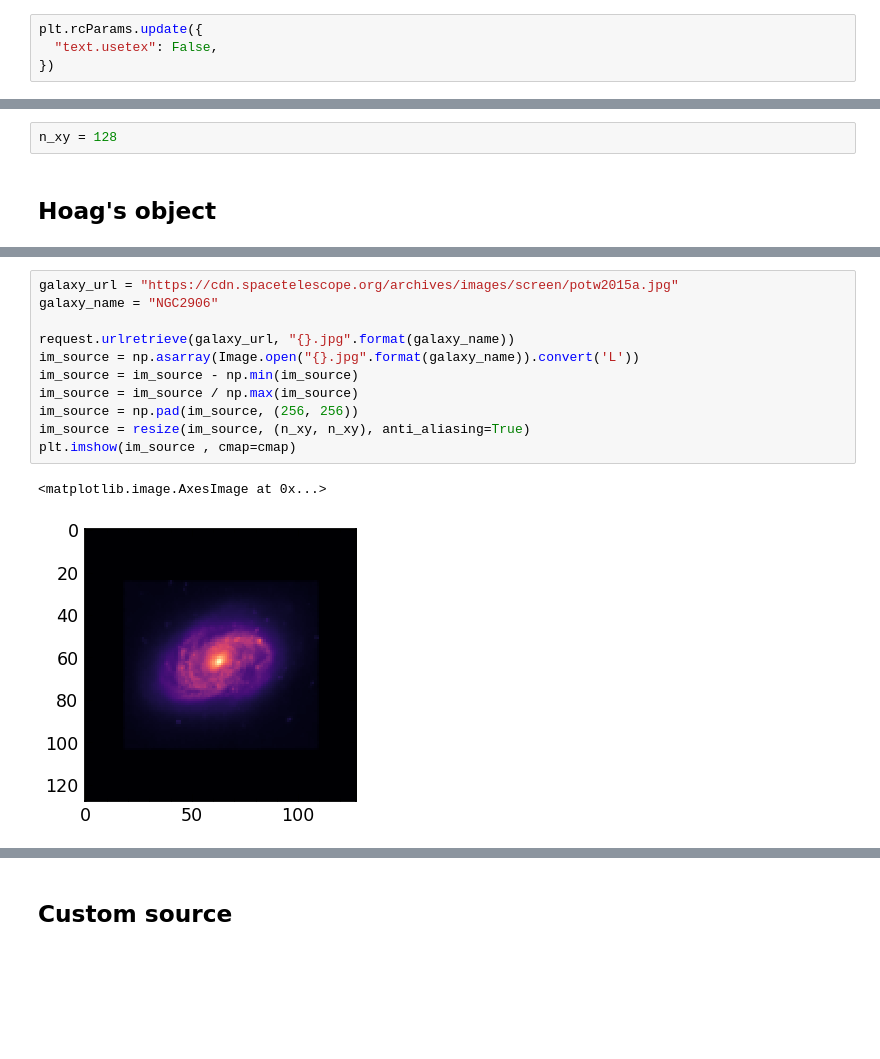
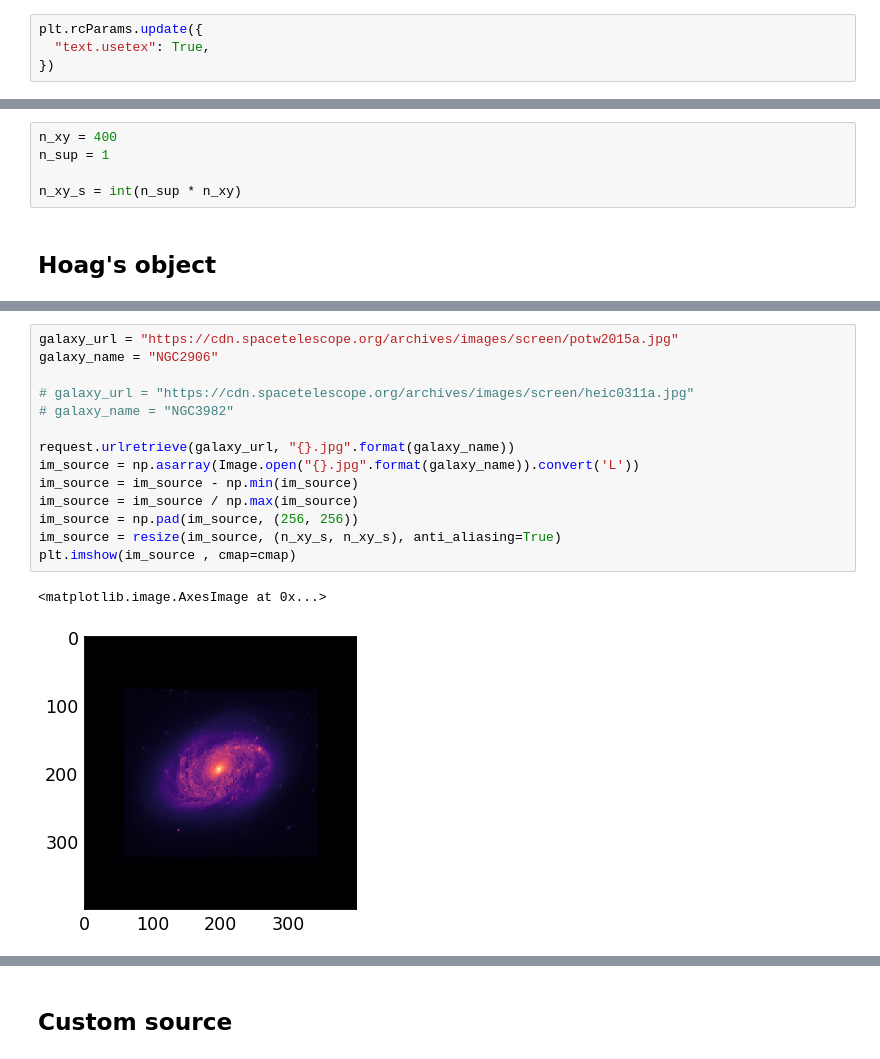
Before and after one commit to smsharma/lensing-neural-fields, a Jupyter notebook: notebooks/nerf_probabilistic_gigalens.ipynb, the cells around one changed output, grey strips where cells are left out. Saved outputs shown, nothing was run; the diff lists cells and outputs as text; blank space fills up the shorter version.

```diff
--- a/notebooks/nerf_probabilistic_gigalens.ipynb
+++ b/notebooks/nerf_probabilistic_gigalens.ipynb
@@ -101,12 +67,15 @@ from gigalens.jax.profiles.light import sersic, interp
 from gigalens.jax.profiles.mass import epl, shear, sie
 # %%
 plt.rcParams.update({
-  "text.usetex": False,
+  "text.usetex": True,
 })
 # %%
 cmap = 'magma'
 # %%
-n_xy = 128
+n_xy = 400
+n_sup = 1
+
+n_xy_s = int(n_sup * n_xy)
 # %% [markdown]
 ## Hoag's object
 # %%
@@ -126,14 +91,17 @@ WARNING:matplotlib.font_manager:findfont: Font family ['serif'] not found. Falli
 # %%
 galaxy_url = "https://cdn.spacetelescope.org/archives/images/screen/potw2015a.jpg"
 galaxy_name = "NGC2906"
+
+# galaxy_url = "https://cdn.spacetelescope.org/archives/images/screen/heic0311a.jpg"
+# galaxy_name = "NGC3982"
 
 request.urlretrieve(galaxy_url, "{}.jpg".format(galaxy_name))
 im_source = np.asarray(Image.open("{}.jpg".format(galaxy_name)).convert('L'))
 im_source = im_source - np.min(im_source)
 im_source = im_source / np.max(im_source)
 im_source = np.pad(im_source, (256, 256))
-im_source = resize(im_source, (n_xy, n_xy), anti_aliasing=True)
+im_source = resize(im_source, (n_xy_s, n_xy_s), anti_aliasing=True)
 plt.imshow(im_source , cmap=cmap)
 # %% [output]
 <matplotlib.image.AxesImage at 0x...>
-[figure, old version]
+[figure, new version]
```
Also changed, not shown: parts of 57 cells of this notebook, 6 other files.
